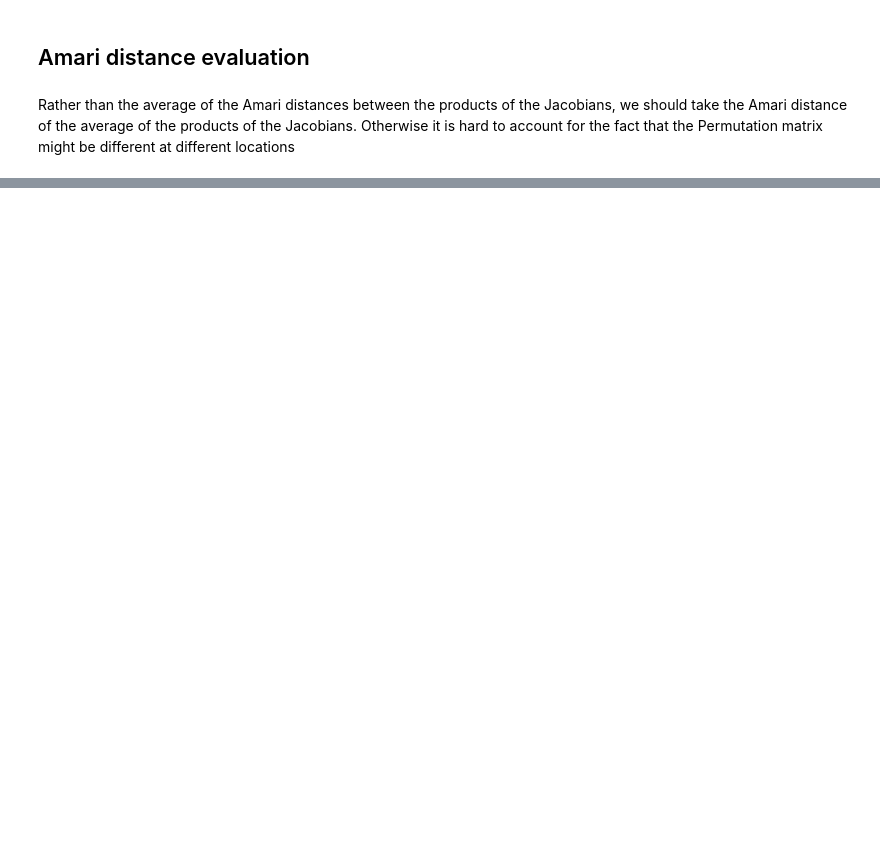
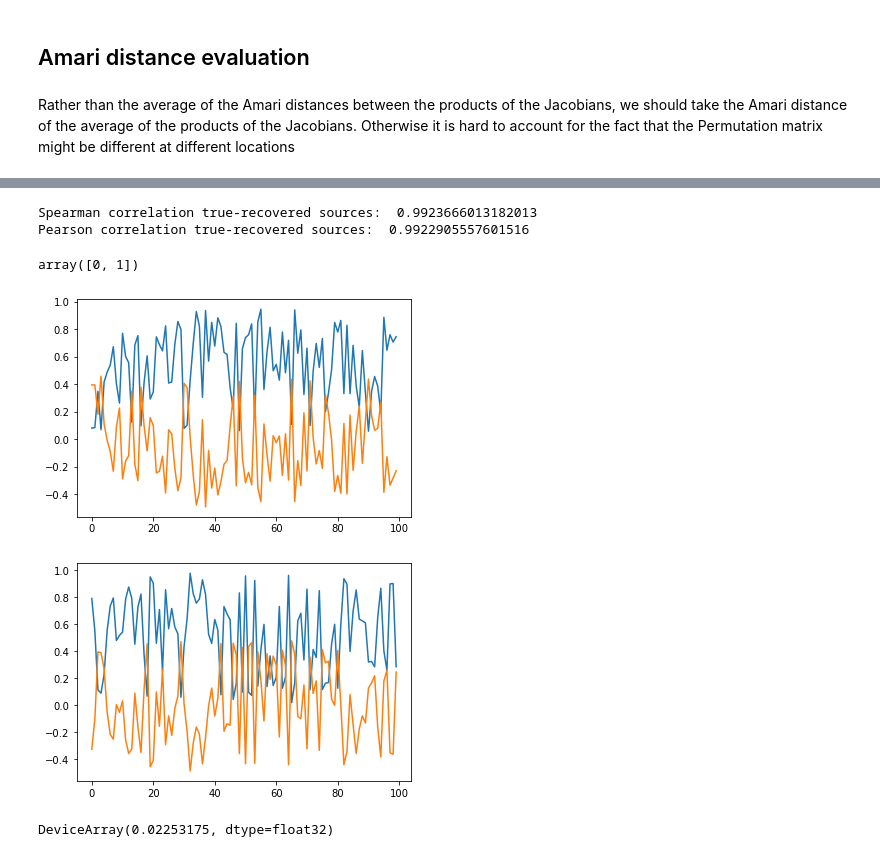
Before and after one commit to lgresele/independent-mechanism-analysis, a Jupyter notebook: Experiment_ML_evaluation.ipynb, the cells around one changed output, grey strips where cells are left out. Cells and saved outputs as stored; diff of their text form; code cells hidden in the pictures; blank space fills up the shorter version.

```diff
--- a/Experiment_ML_evaluation.ipynb
+++ b/Experiment_ML_evaluation.ipynb
@@ -345,0 +354,27 @@ DeviceArray(0.00263555, dtype=float32)
+# %%
+import numpy as np
+from scipy.stats import spearmanr
+from scipy.optimize import linear_sum_assignment
+
+def SolveHungarian( recov, source, correlation='Pearson' ):
+    """
+    compute maximum correlations between true indep components and estimated components
+    """
+    Ncomp = source.shape[1]
+    if correlation == 'Pearson':
+        CorMat = (np.abs(np.corrcoef( recov.T, source.T ) ) )[:Ncomp, Ncomp:]
+    elif correlation == 'Spearman':
+        rho, _ = np.abs(spearmanr( recov, source ) )
+        CorMat = rho[:Ncomp, Ncomp:]
+    ii = linear_sum_assignment( -1*CorMat )
+
+    return CorMat[ii].mean(), CorMat, ii
+# %%
+av_corr_spearman, _, indices = SolveHungarian(recov=S_unif, source=S, correlation = 'Spearman')
+print('Spearman correlation true-recovered sources: ', av_corr_spearman)
+
+av_corr_pearson, _, indices = SolveHungarian(recov=S_unif, source=S, correlation = 'Pearson')
+print('Pearson correlation true-recovered sources: ', av_corr_pearson)
+# %% [output]
+Spearman correlation true-recovered sources:  0.9923666013182013
+Pearson correlation true-recovered sources:  0.9922905557601516
@@ -345,0 +387,14 @@ DeviceArray(0.00263555, dtype=float32)
+# %%
+indices[0]
+# %% [output]
+array([0, 1])
+# %%
+plt.figure()
+end = 100
+for i in range(S.shape[1]):
+    plt.plot(S_unif[:end,indices[0][i]])
+    plt.plot(S[:end, indices[1][i]])
+    plt.show()
+# %% [output]
+[figure, added]
+[figure, added]
@@ -345,0 +403,4 @@ DeviceArray(0.00263555, dtype=float32)
+# %%
+jacobian_amari_inspired_distance(X, jac_r_unmix_vmap, jac_t_mix_vmap, unmixing_batched)
+# %% [output]
+DeviceArray(0.02253175, dtype=float32)
```
Also changed, not shown: parts of 18 cells of this notebook.
